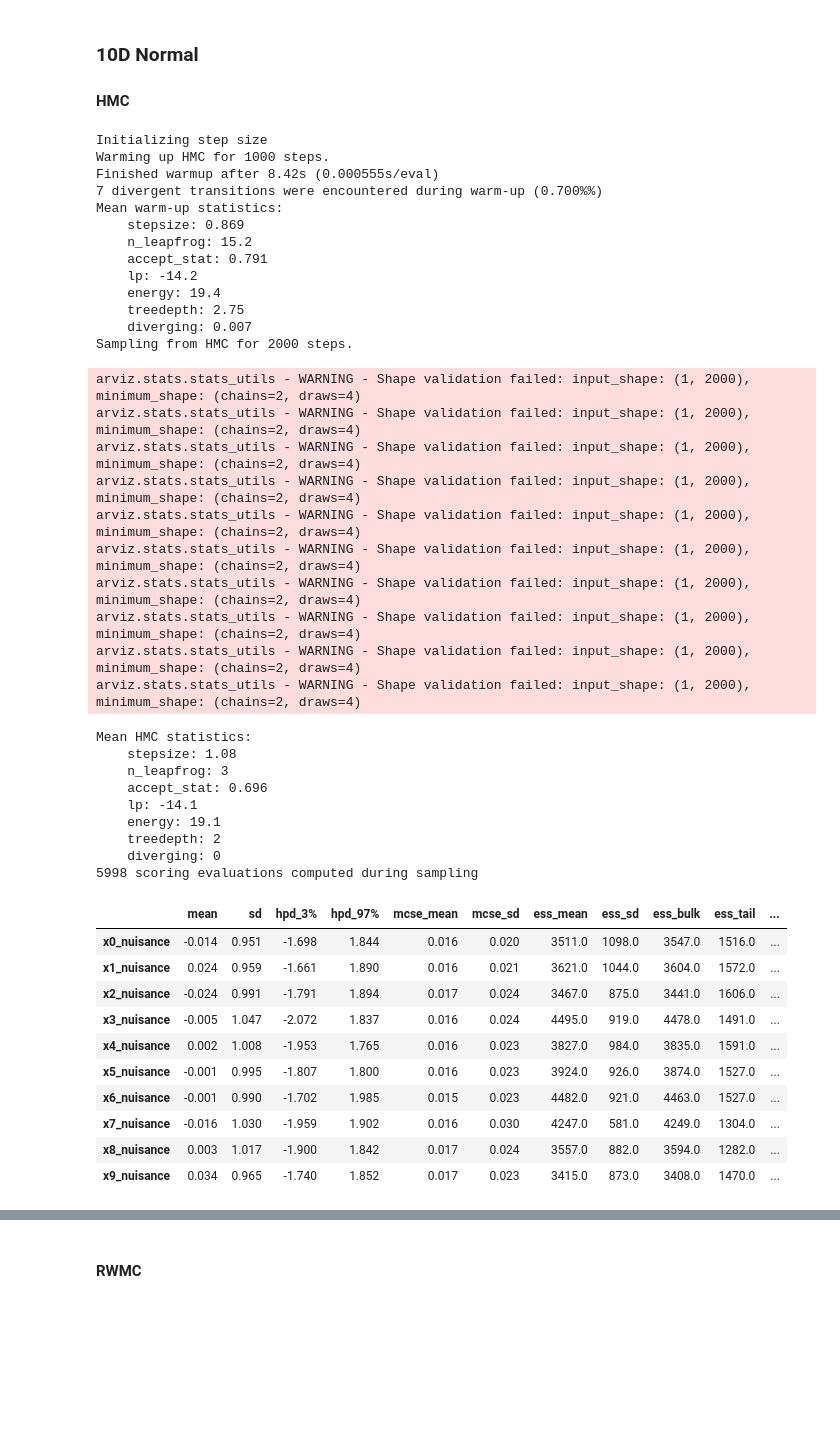
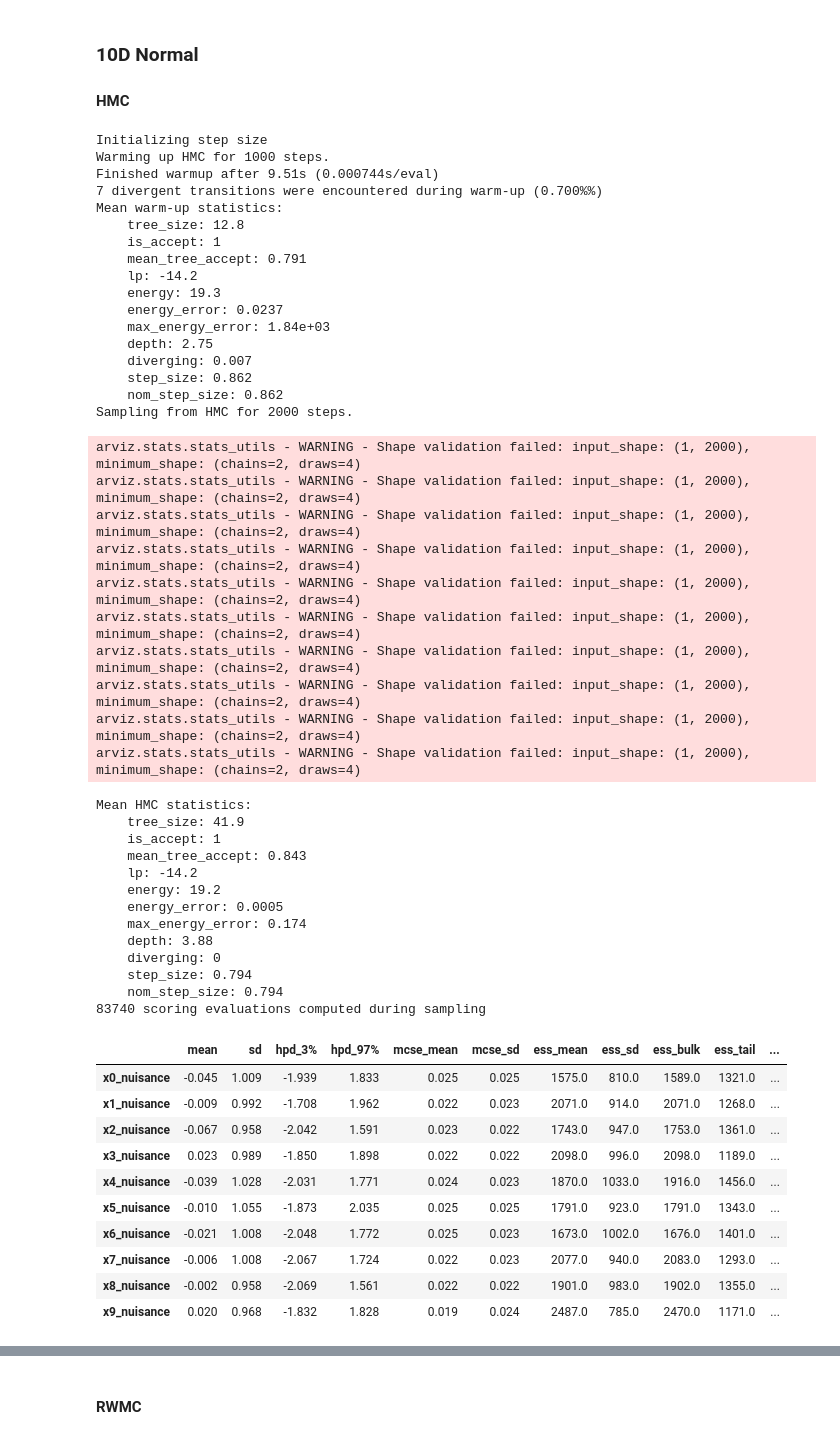
Before and after one commit to salilab/hmc, a Jupyter notebook: examples/notebooks/basic_usage.ipynb, the cells around one changed output, grey strips where cells are left out. Drawn from its saved outputs; the diff is of its cells as text; code cells hidden in the pictures; blank space fills up the shorter version.

```diff
--- a/examples/notebooks/basic_usage.ipynb
+++ b/examples/notebooks/basic_usage.ipynb
@@ -177,57 +190,65 @@ m = IMP.Model()
 ps, sf, movers = setup_nvariate_normal(m, N=10, make_movers=True)
 for p in ps:
     p.set_nuisance(np.random.normal())
 hmc = setup_warmup_run_hmc(sf, metric="diag", nadapt=1000, nsample=2000)
-nsteps = hmc.stats.get_samples("n_leapfrog").sum()
+nsteps = hmc.stats.get_samples("tree_size").sum()
 print("{0} scoring evaluations computed during sampling".format(nsteps))
 
 hmc_dataset = get_inference_data(hmc)
 hmc_summary = az.summary(hmc_dataset)
 hmc_summary
 # %% [output]
 Initializing step size
 Warming up HMC for 1000 steps.
-Finished warmup after 8.42s (0.000555s/eval)
+Finished warmup after 9.51s (0.000744s/eval)
 7 divergent transitions were encountered during warm-up (0.700%%)
 Mean warm-up statistics:
-    stepsize: 0.869
-    n_leapfrog: 15.2
-    accept_stat: 0.791
+    tree_size: 12.8
+    is_accept: 1
+    mean_tree_accept: 0.791
     lp: -14.2
-    energy: 19.4
-    treedepth: 2.75
+    energy: 19.3
+    energy_error: 0.0237
+    max_energy_error: 1.84e+03
+    depth: 2.75
     diverging: 0.007
+    step_size: 0.862
+    nom_step_size: 0.862
 Sampling from HMC for 2000 steps.
 arviz.stats.stats_utils - WARNING - Shape validation failed: input_shape: (1, 2000), minimum_shape: (chains=2, draws=4)
 arviz.stats.stats_utils - WARNING - Shape validation failed: input_shape: (1, 2000), minimum_shape: (chains=2, draws=4)
 arviz.stats.stats_utils - WARNING - Shape validation failed: input_shape: (1, 2000), minimum_shape: (chains=2, draws=4)
 arviz.stats.stats_utils - WARNING - Shape validation failed: input_shape: (1, 2000), minimum_shape: (chains=2, draws=4)
 arviz.stats.stats_utils - WARNING - Shape validation failed: input_shape: (1, 2000), minimum_shape: (chains=2, draws=4)
 arviz.stats.stats_utils - WARNING - Shape validation failed: input_shape: (1, 2000), minimum_shape: (chains=2, draws=4)
 arviz.stats.stats_utils - WARNING - Shape validation failed: input_shape: (1, 2000), minimum_shape: (chains=2, draws=4)
 arviz.stats.stats_utils - WARNING - Shape validation failed: input_shape: (1, 2000), minimum_shape: (chains=2, draws=4)
 arviz.stats.stats_utils - WARNING - Shape validation failed: input_shape: (1, 2000), minimum_shape: (chains=2, draws=4)
 arviz.stats.stats_utils - WARNING - Shape validation failed: input_shape: (1, 2000), minimum_shape: (chains=2, draws=4)
 Mean HMC statistics:
-    stepsize: 1.08
-    n_leapfrog: 3
-    accept_stat: 0.696
-    lp: -14.1
-    energy: 19.1
-    treedepth: 2
+    tree_size: 41.9
+    is_accept: 1
+    mean_tree_accept: 0.843
+    lp: -14.2
+    energy: 19.2
+    energy_error: 0.0005
+    max_energy_error: 0.174
+    depth: 3.88
     diverging: 0
-5998 scoring evaluations computed during sampling
+    step_size: 0.794
+    nom_step_size: 0.794
+83740 scoring evaluations computed during sampling
 |  | mean | sd | hpd_3% | hpd_97% | mcse_mean | mcse_sd | ess_mean | ess_sd | ess_bulk | ess_tail | ... |
-| x0_nuisance | -0.014 | 0.951 | -1.698 | 1.844 | 0.016 | 0.020 | 3511.0 | 1098.0 | 3547.0 | 1516.0 | ... |
-| x1_nuisance | 0.024 | 0.959 | -1.661 | 1.890 | 0.016 | 0.021 | 3621.0 | 1044.0 | 3604.0 | 1572.0 | ... |
-| x2_nuisance | -0.024 | 0.991 | -1.791 | 1.894 | 0.017 | 0.024 | 3467.0 | 875.0 | 3441.0 | 1606.0 | ... |
-| x3_nuisance | -0.005 | 1.047 | -2.072 | 1.837 | 0.016 | 0.024 | 4495.0 | 919.0 | 4478.0 | 1491.0 | ... |
-| x4_nuisance | 0.002 | 1.008 | -1.953 | 1.765 | 0.016 | 0.023 | 3827.0 | 984.0 | 3835.0 | 1591.0 | ... |
-| x5_nuisance | -0.001 | 0.995 | -1.807 | 1.800 | 0.016 | 0.023 | 3924.0 | 926.0 | 3874.0 | 1527.0 | ... |
-| x6_nuisance | -0.001 | 0.990 | -1.702 | 1.985 | 0.015 | 0.023 | 4482.0 | 921.0 | 4463.0 | 1527.0 | ... |
-| x7_nuisance | -0.016 | 1.030 | -1.959 | 1.902 | 0.016 | 0.030 | 4247.0 | 581.0 | 4249.0 | 1304.0 | ... |
-| x8_nuisance | 0.003 | 1.017 | -1.900 | 1.842 | 0.017 | 0.024 | 3557.0 | 882.0 | 3594.0 | 1282.0 | ... |
-| x9_nuisance | 0.034 | 0.965 | -1.740 | 1.852 | 0.017 | 0.023 | 3415.0 | 873.0 | 3408.0 | 1470.0 | ... |
+| x0_nuisance | -0.045 | 1.009 | -1.939 | 1.833 | 0.025 | 0.025 | 1575.0 | 810.0 | 1589.0 | 1321.0 | ... |
+| x1_nuisance | -0.009 | 0.992 | -1.708 | 1.962 | 0.022 | 0.023 | 2071.0 | 914.0 | 2071.0 | 1268.0 | ... |
+| x2_nuisance | -0.067 | 0.958 | -2.042 | 1.591 | 0.023 | 0.022 | 1743.0 | 947.0 | 1753.0 | 1361.0 | ... |
+| x3_nuisance | 0.023 | 0.989 | -1.850 | 1.898 | 0.022 | 0.022 | 2098.0 | 996.0 | 2098.0 | 1189.0 | ... |
+| x4_nuisance | -0.039 | 1.028 | -2.031 | 1.771 | 0.024 | 0.023 | 1870.0 | 1033.0 | 1916.0 | 1456.0 | ... |
+| x5_nuisance | -0.010 | 1.055 | -1.873 | 2.035 | 0.025 | 0.025 | 1791.0 | 923.0 | 1791.0 | 1343.0 | ... |
+| x6_nuisance | -0.021 | 1.008 | -2.048 | 1.772 | 0.025 | 0.023 | 1673.0 | 1002.0 | 1676.0 | 1401.0 | ... |
+| x7_nuisance | -0.006 | 1.008 | -2.067 | 1.724 | 0.022 | 0.023 | 2077.0 | 940.0 | 2083.0 | 1293.0 | ... |
+| x8_nuisance | -0.002 | 0.958 | -2.069 | 1.561 | 0.022 | 0.022 | 1901.0 | 983.0 | 1902.0 | 1355.0 | ... |
+| x9_nuisance | 0.020 | 0.968 | -1.832 | 1.828 | 0.019 | 0.024 | 2487.0 | 785.0 | 2470.0 | 1171.0 | ... |
 # %%
 az.plot_energy(hmc_dataset, kind="hist")
 # %% [output]
```
Also changed, not shown: parts of 25 cells of this notebook, 3 other files.
